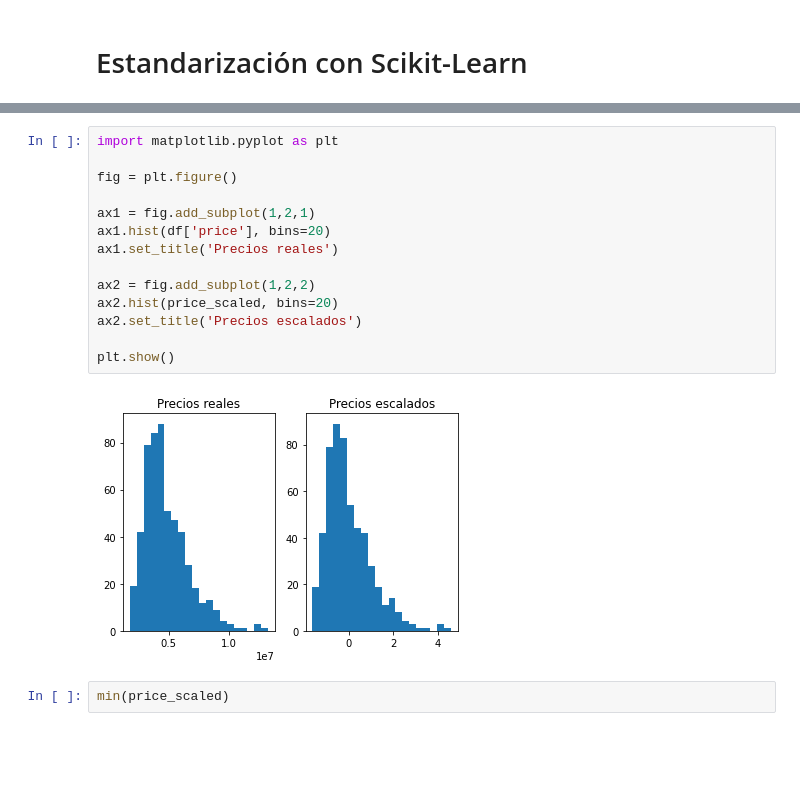
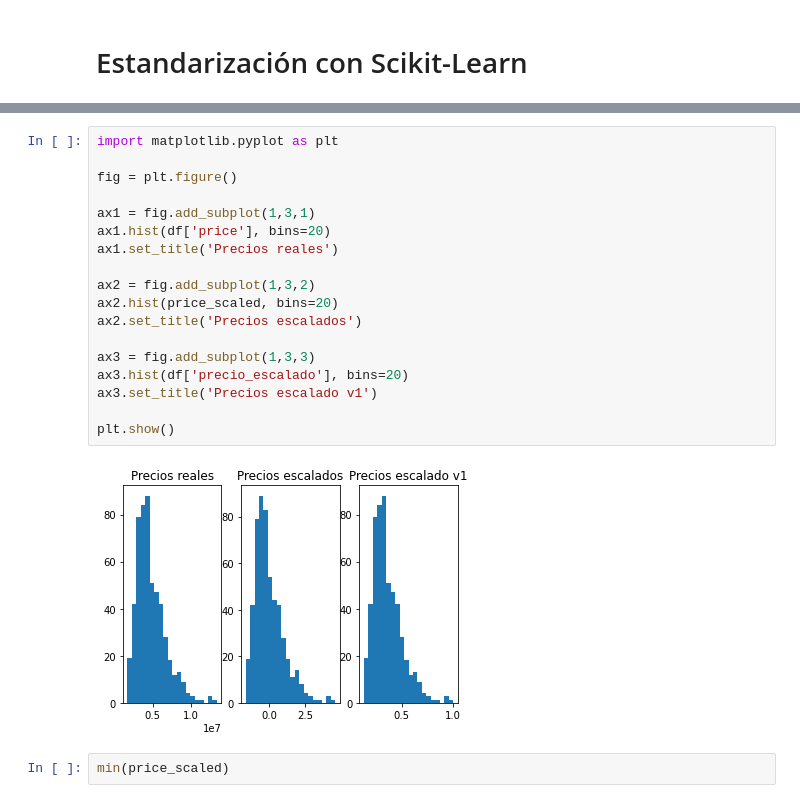
Before and after one commit to jeedorsa/DSCodingDojoUnilever2022, a Jupyter notebook: Clases/5-IntroML/5-IntroML.ipynb, the cells around one changed output, grey strips where cells are left out. Saved outputs shown, nothing was run; the diff lists cells and outputs as text; blank space fills up the shorter version.

```diff
--- a/Clases/5-IntroML/5-IntroML.ipynb
+++ b/Clases/5-IntroML/5-IntroML.ipynb
@@ -147,19 +208,23 @@ KeyError: "None of [Index(['price'], dtype='object')] are in the [columns]"
 # %%
 import matplotlib.pyplot as plt
 
 fig = plt.figure()
 
-ax1 = fig.add_subplot(1,2,1)
+ax1 = fig.add_subplot(1,3,1)
 ax1.hist(df['price'], bins=20)
 ax1.set_title('Precios reales')
 
-ax2 = fig.add_subplot(1,2,2)
+ax2 = fig.add_subplot(1,3,2)
 ax2.hist(price_scaled, bins=20)
 ax2.set_title('Precios escalados')
 
+ax3 = fig.add_subplot(1,3,3)
+ax3.hist(df['precio_escalado'], bins=20)
+ax3.set_title('Precios escalado v1')
+
 plt.show()
 # %% [output]
-[figure, old version]
+[figure, new version]
 # %%
 min(price_scaled)
 # %% [output]
```
Also changed, not shown: parts of 21 cells of this notebook, 9 other files.
